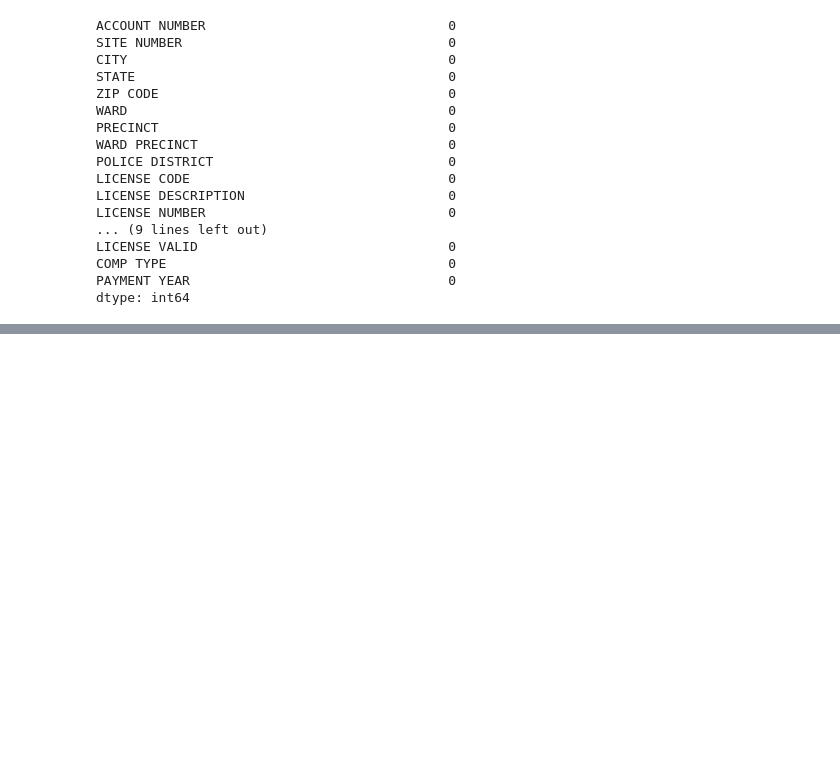
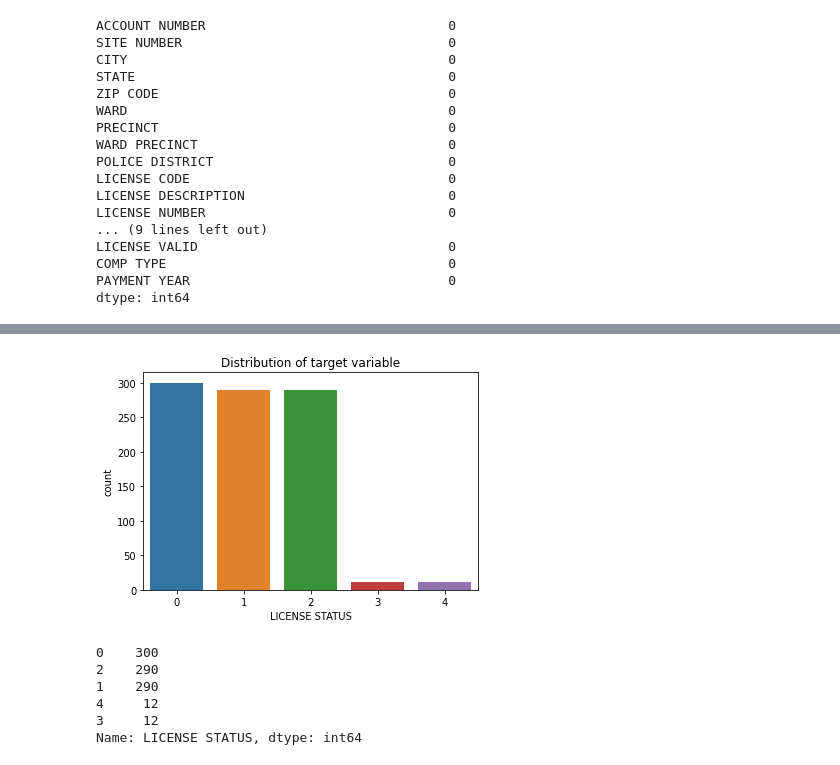
Before and after one commit to nishkarsh-coder/pepcodig_hackethon, a Jupyter notebook: Copy_of_Hackethon1.ipynb, the cells around one changed output, grey strips where cells are left out. Drawn from its saved outputs; the diff is of its cells as text; code cells hidden in the pictures; blank space fills up the shorter version.

```diff
--- a/Copy_of_Hackethon1.ipynb
+++ b/Copy_of_Hackethon1.ipynb
@@ -806,0 +865,4 @@ test=test.drop(columns="PAYMENT DATE")
+# %%
+le = LabelEncoder()
+train["ZIP CODE"] = le.fit_transform(train["ZIP CODE"].astype(str))
+test["ZIP CODE"] = le.fit_transform(test["ZIP CODE"].astype(str))
@@ -806,0 +878,15 @@ test=test.drop(columns="PAYMENT DATE")
+# %%
+def create_dummies(df):
+    for i in df.columns:
+        if df[i].dtypes=='object':
+            print(i,'encoded')
+            mask = ~df[i].isnull()
+            label_encoder = LabelEncoder()
+            try:
+                df[i][mask] = label_encoder.fit_transform(df[i][mask])
+                df[i] = df[i].astype(int)
+            except Exception as e:
+                print(e)
+    return df
+# %%
+train = create_dummies(train)
@@ -806,0 +921,18 @@ test=test.drop(columns="PAYMENT DATE")
+# %%
+train = train.sample(frac=1)
+
+# Amount of fraud classes in proportion.
+fraud_df = train[train['LICENSE STATUS'] == 4]
+pending_df = train[train['LICENSE STATUS'] == 3]
+accepted_df = train[train['LICENSE STATUS'] == 2]
+
+non_fraud_df = train[train['LICENSE STATUS'] == 1][:290]
+non_accepted_df = train[train['LICENSE STATUS'] == 0][:300]
+
+normal_distributed_df = pd.concat([fraud_df, pending_df, accepted_df, non_fraud_df, non_accepted_df, fraud_df,
+                                  fraud_df, fraud_df, fraud_df, pending_df, pending_df, fraud_df, pending_df])
+
+# Shuffle dataframe rows
+new_df = normal_distributed_df.sample(frac=1, random_state=42)
+
+new_df.head()
@@ -806,0 +946,15 @@ test=test.drop(columns="PAYMENT DATE")
+# %%
+plt.title('Distribution of target variable')
+sns.countplot(new_df['LICENSE STATUS'])
+plt.show()
+# %% [output]
+[figure, added]
+# %%
+new_df['LICENSE STATUS'].value_counts()
+# %% [output]
+0    300
+2    290
+1    290
+4     12
+3     12
+Name: LICENSE STATUS, dtype: int64
```
Also changed, not shown: parts of 41 cells of this notebook.
